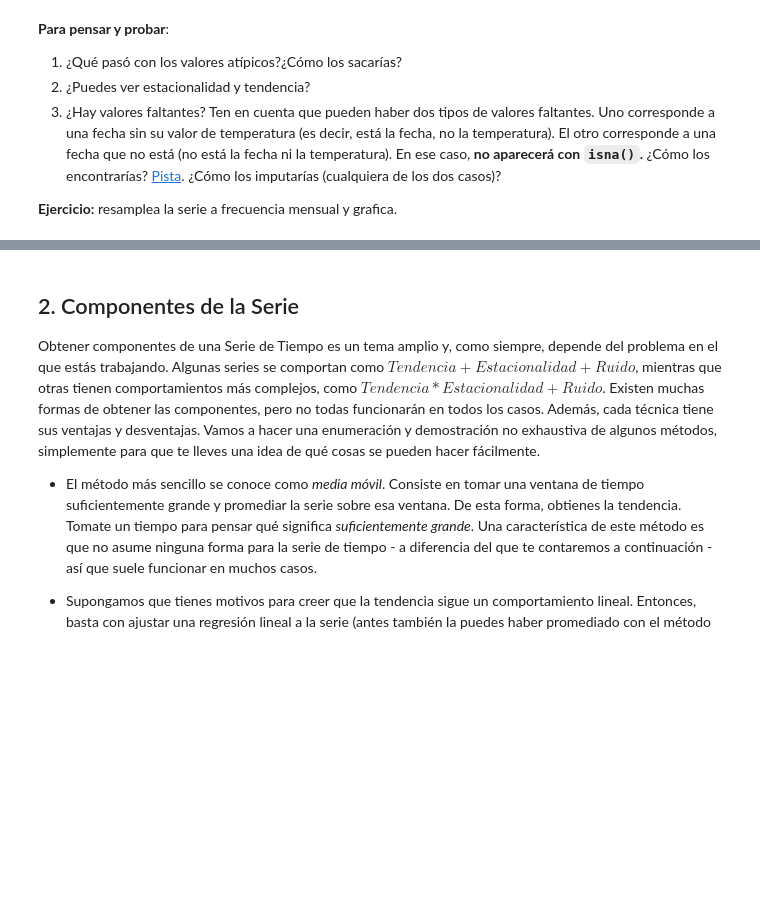
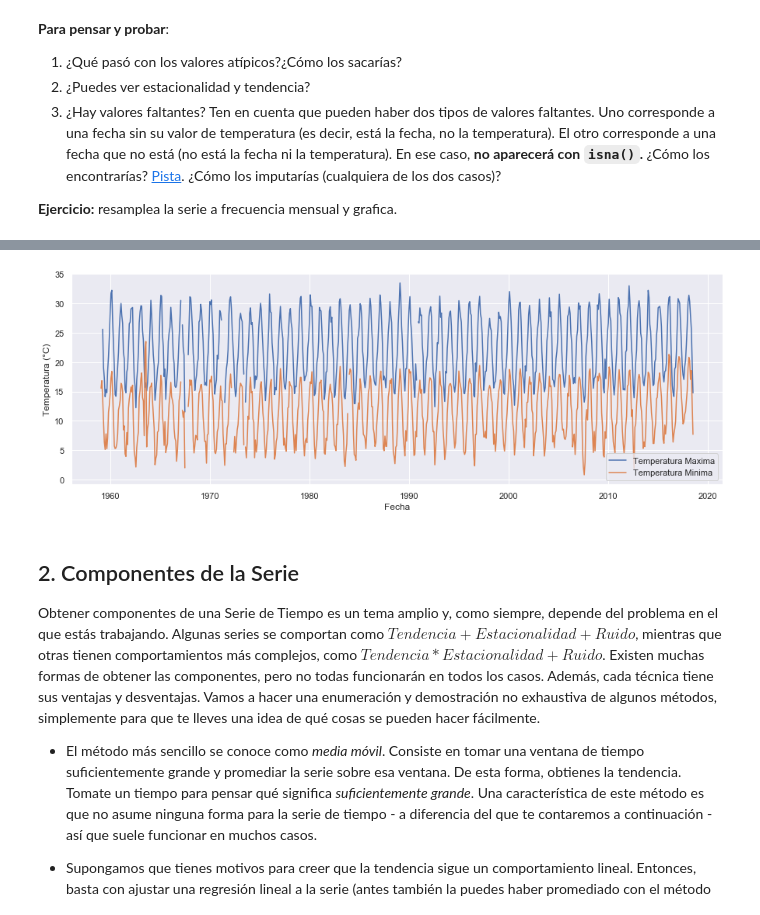
Before and after one commit to alseveso/AcamicaDS, a Jupyter notebook: Aplicaciones/Bitácoras 41 y 42/DS_Bitácora_41_Series_de_Tiempo.ipynb, the cells around one changed output, grey strips where cells are left out. Drawn from its saved outputs; the diff is of its cells as text; code cells hidden in the pictures; blank space fills up the shorter version.

```diff
--- a/Aplicaciones/Bitácoras 41 y 42/DS_Bitácora_41_Series_de_Tiempo.ipynb
+++ b/Aplicaciones/Bitácoras 41 y 42/DS_Bitácora_41_Series_de_Tiempo.ipynb
@@ -181,0 +178,4 @@ plt.show()
+# %%
+mensual = data.resample('M', on = 'fecha').mean()
+mensual.drop(columns = ['dia', 'mes', 'anio'], inplace = True)
+mensual.head()
@@ -182,3 +190,15 @@ plt.show()
+# %%
+plt.figure(figsize = (15,5))
+plt.plot(mensual.index, mensual.Tmax, label = 'Temperatura Maxima')
+plt.plot(mensual.index, mensual.Tmin, label = 'Temperatura Minima')
+plt.xlabel('Fecha')
+plt.ylabel('Temperatura (°C)')
+# plt.xlim(datetime.date(1990,1,1), datetime.date(2018,1,1))
+# plt.ylim(-10,40)
+plt.legend()
+plt.show()
+# %% [output]
+[figure, added]
 # %% [markdown]
 ## 2. Componentes de la Serie
 
```
Also changed, not shown: parts of 4 cells of this notebook, 1 other file.
